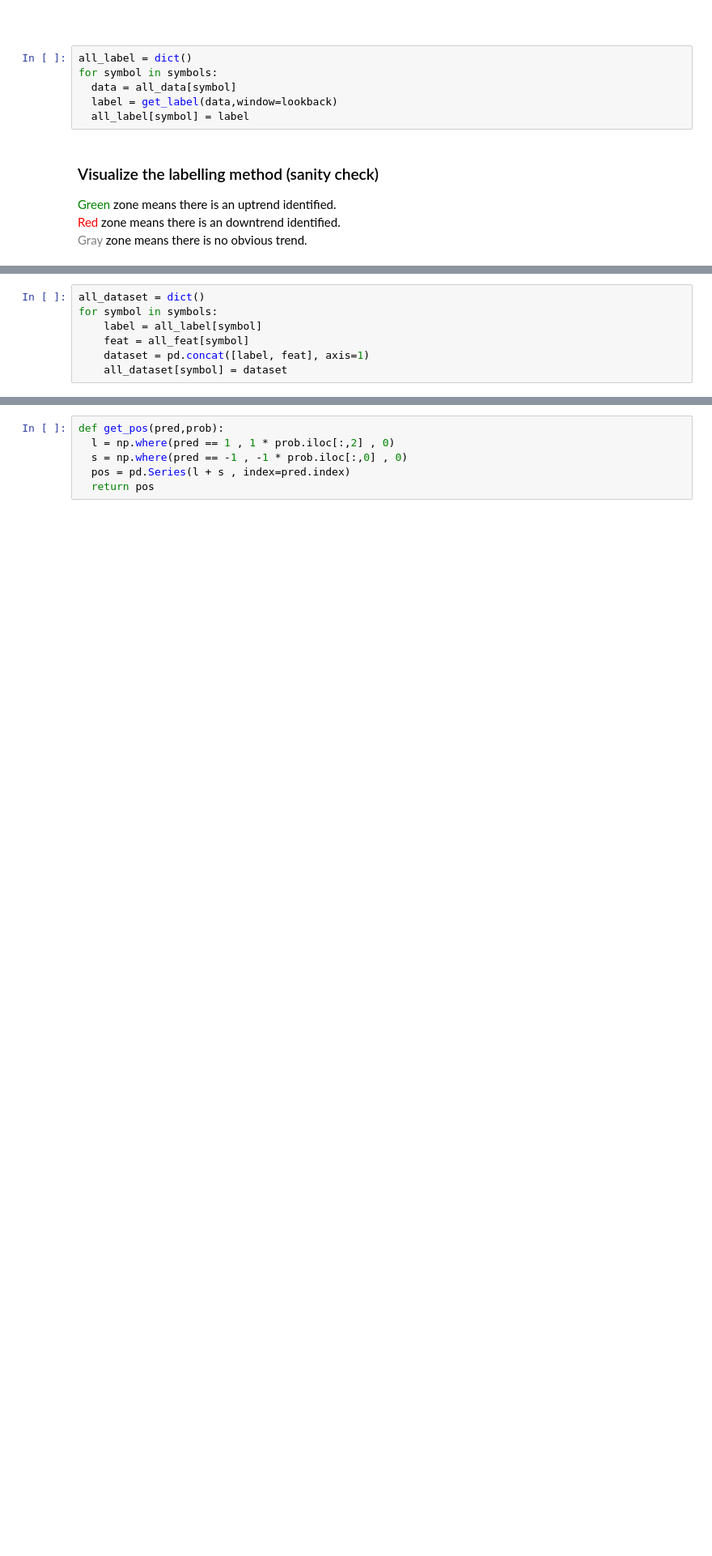
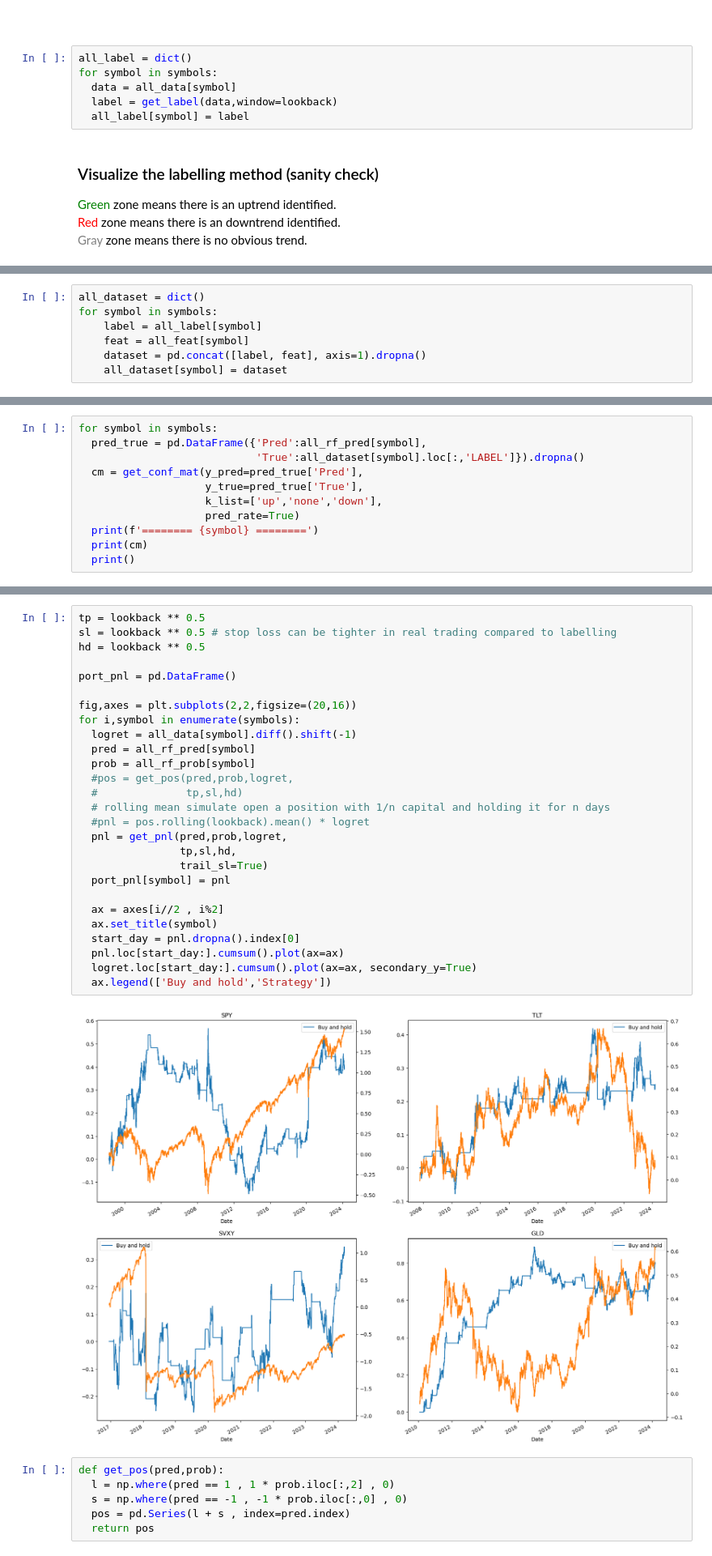
Before and after one commit to kcf1/Personal-Projects, a Jupyter notebook: Trading/Metalabelling Excercise/meta_labelling_excercise.ipynb, the cells around one changed output, grey strips where cells are left out. Shown at 81% size. Cells and saved outputs as stored; diff of their text form; blank space fills up the shorter version.

```diff
--- a/Trading/Metalabelling Excercise/meta_labelling_excercise.ipynb
+++ b/Trading/Metalabelling Excercise/meta_labelling_excercise.ipynb
@@ -488,5 +317,5 @@ all_dataset = dict()
 for symbol in symbols:
     label = all_label[symbol]
     feat = all_feat[symbol]
-    dataset = pd.concat([label, feat], axis=1)
+    dataset = pd.concat([label, feat], axis=1).dropna()
     all_dataset[symbol] = dataset
@@ -539,0 +404,11 @@ AUDUSD=X
+# %%
+for symbol in symbols:
+  pred_true = pd.DataFrame({'Pred':all_rf_pred[symbol],
+                            'True':all_dataset[symbol].loc[:,'LABEL']}).dropna()
+  cm = get_conf_mat(y_pred=pred_true['Pred'],
+                    y_true=pred_true['True'],
+                    k_list=['up','none','down'],
+                    pred_rate=True)
+  print(f'======== {symbol} ========')
+  print(cm)
+  print()
@@ -540,3 +520,32 @@ AUDUSD=X
+# %%
+tp = lookback ** 0.5
+sl = lookback ** 0.5 # stop loss can be tighter in real trading compared to labelling
+hd = lookback ** 0.5
+
+port_pnl = pd.DataFrame()
+
+fig,axes = plt.subplots(2,2,figsize=(20,16))
+for i,symbol in enumerate(symbols):
+  logret = all_data[symbol].diff().shift(-1)
+  pred = all_rf_pred[symbol]
+  prob = all_rf_prob[symbol]
+  #pos = get_pos(pred,prob,logret,
+  #              tp,sl,hd)
+  # rolling mean simulate open a position with 1/n capital and holding it for n days
+  #pnl = pos.rolling(lookback).mean() * logret
+  pnl = get_pnl(pred,prob,logret,
+                tp,sl,hd,
+                trail_sl=True)
+  port_pnl[symbol] = pnl
+
+  ax = axes[i//2 , i%2]
+  ax.set_title(symbol)
+  start_day = pnl.dropna().index[0]
+  pnl.loc[start_day:].cumsum().plot(ax=ax)
+  logret.loc[start_day:].cumsum().plot(ax=ax, secondary_y=True)
+  ax.legend(['Buy and hold','Strategy'])
+# %% [output]
+[figure, added]
 # %%
 def get_pos(pred,prob):
   l = np.where(pred == 1 , 1 * prob.iloc[:,2] , 0)
```
Also changed, not shown: parts of 23 cells of this notebook.
